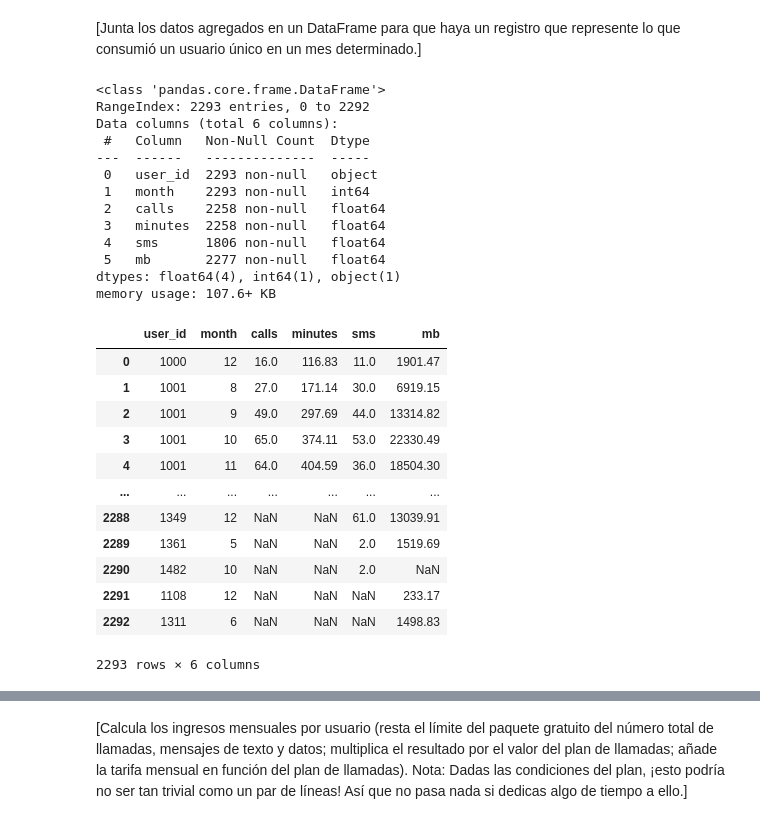
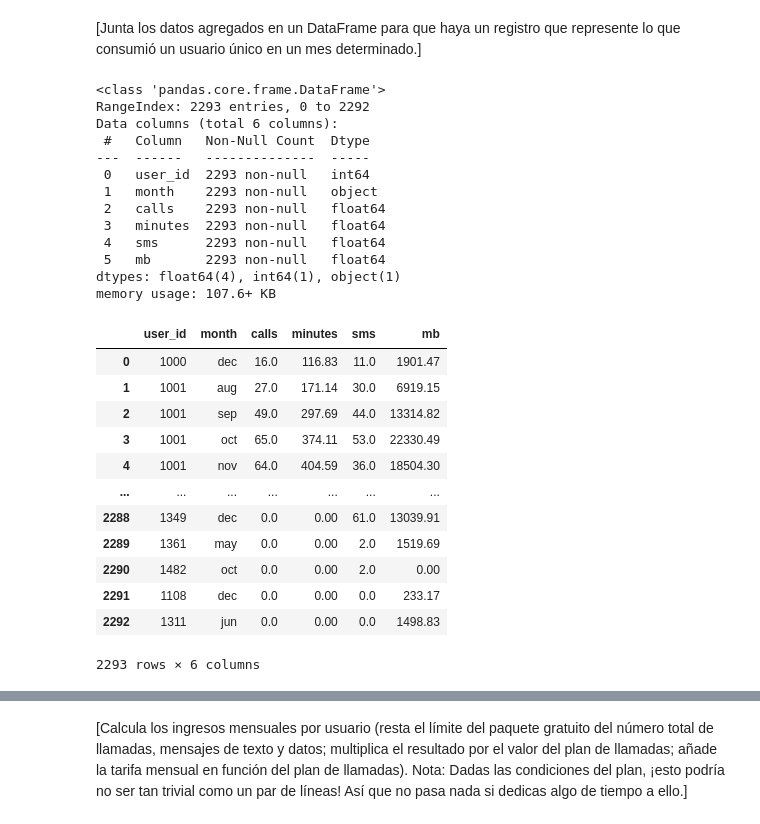
Before and after one commit to aldotoms/Proyectos-Finales-Github, a Jupyter notebook: Proyecto_SP5_V1.0.ipynb, the cells around one changed output, grey strips where cells are left out. Drawn from its saved outputs; the diff is of its cells as text; code cells hidden in the pictures.

```diff
--- a/Proyecto_SP5_V1.0.ipynb
+++ b/Proyecto_SP5_V1.0.ipynb
@@ -735,40 +772,46 @@ Name: mb_used, Length: 2277, dtype: float64
 # %%
 # Fusiona los datos de llamadas, minutos, mensajes e Internet con base en user_id y month
 tripleplay = pd.concat([month_user_calls, month_user_minutes, month_user_sms, month_user_data], axis=1).reset_index()
 tripleplay.columns = ['user_id', 'month', 'calls', 'minutes', 'sms', 'mb']    # Actualizamos los nombres de las columnas para mejor entendimiento
 
+# Reemplazamos los n[umeros por los nombres de los meses
+months = {1:'jan', 2:'feb', 3:'mar', 4:'apr', 5:'may', 6:'jun', 7:'jul', 8:'aug', 9:'sep', 10:'oct', 11:'nov', 12:'dec'}
+tripleplay['month'] = tripleplay['month'].replace(months)
+
 # Modificamos los Dtypes para corregirlos
 tripleplay['user_id'] = tripleplay['user_id'].astype('object')
-tripleplay['month'] = tripleplay['month'].astype('int64')
+
+# Rellenamos valores ausentes con cero (0)
+tripleplay = tripleplay.fillna(0)
 
 tripleplay.info()   # Imprimimos información general y el nuevo dataframe
 tripleplay
 # %% [output]
 <class 'pandas.core.frame.DataFrame'>
 RangeIndex: 2293 entries, 0 to 2292
 Data columns (total 6 columns):
  #   Column   Non-Null Count  Dtype
 ---  ------   --------------  -----
- 0   user_id  2293 non-null   object
- 1   month    2293 non-null   int64
- 2   calls    2258 non-null   float64
- 3   minutes  2258 non-null   float64
- 4   sms      1806 non-null   float64
- 5   mb       2277 non-null   float64
+ 0   user_id  2293 non-null   int64
+ 1   month    2293 non-null   object
+ 2   calls    2293 non-null   float64
+ 3   minutes  2293 non-null   float64
+ 4   sms      2293 non-null   float64
+ 5   mb       2293 non-null   float64
 dtypes: float64(4), int64(1), object(1)
 memory usage: 107.6+ KB
 |  | user_id | month | calls | minutes | sms | mb |
-| 0 | 1000 | 12 | 16.0 | 116.83 | 11.0 | 1901.47 |
-| 1 | 1001 | 8 | 27.0 | 171.14 | 30.0 | 6919.15 |
-| 2 | 1001 | 9 | 49.0 | 297.69 | 44.0 | 13314.82 |
-| 3 | 1001 | 10 | 65.0 | 374.11 | 53.0 | 22330.49 |
-| 4 | 1001 | 11 | 64.0 | 404.59 | 36.0 | 18504.30 |
+| 0 | 1000 | dec | 16.0 | 116.83 | 11.0 | 1901.47 |
+| 1 | 1001 | aug | 27.0 | 171.14 | 30.0 | 6919.15 |
+| 2 | 1001 | sep | 49.0 | 297.69 | 44.0 | 13314.82 |
+| 3 | 1001 | oct | 65.0 | 374.11 | 53.0 | 22330.49 |
+| 4 | 1001 | nov | 64.0 | 404.59 | 36.0 | 18504.30 |
 | ... | ... | ... | ... | ... | ... | ... |
-| 2288 | 1349 | 12 | NaN | NaN | 61.0 | 13039.91 |
-| 2289 | 1361 | 5 | NaN | NaN | 2.0 | 1519.69 |
-| 2290 | 1482 | 10 | NaN | NaN | 2.0 | NaN |
-| 2291 | 1108 | 12 | NaN | NaN | NaN | 233.17 |
-| 2292 | 1311 | 6 | NaN | NaN | NaN | 1498.83 |
+| 2288 | 1349 | dec | 0.0 | 0.00 | 61.0 | 13039.91 |
+| 2289 | 1361 | may | 0.0 | 0.00 | 2.0 | 1519.69 |
+| 2290 | 1482 | oct | 0.0 | 0.00 | 2.0 | 0.00 |
+| 2291 | 1108 | dec | 0.0 | 0.00 | 0.0 | 233.17 |
+| 2292 | 1311 | jun | 0.0 | 0.00 | 0.0 | 1498.83 |
 2293 rows × 6 columns
 # %%
 # Añade la información de la tarifa
```
Also changed, not shown: parts of 87 cells of this notebook.
